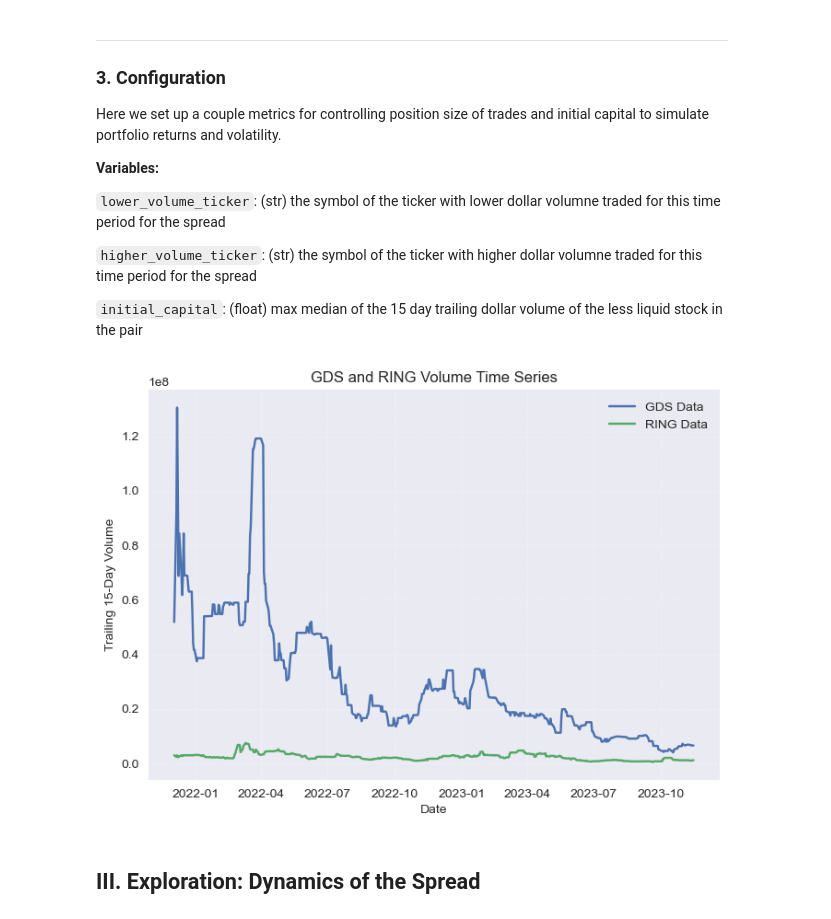
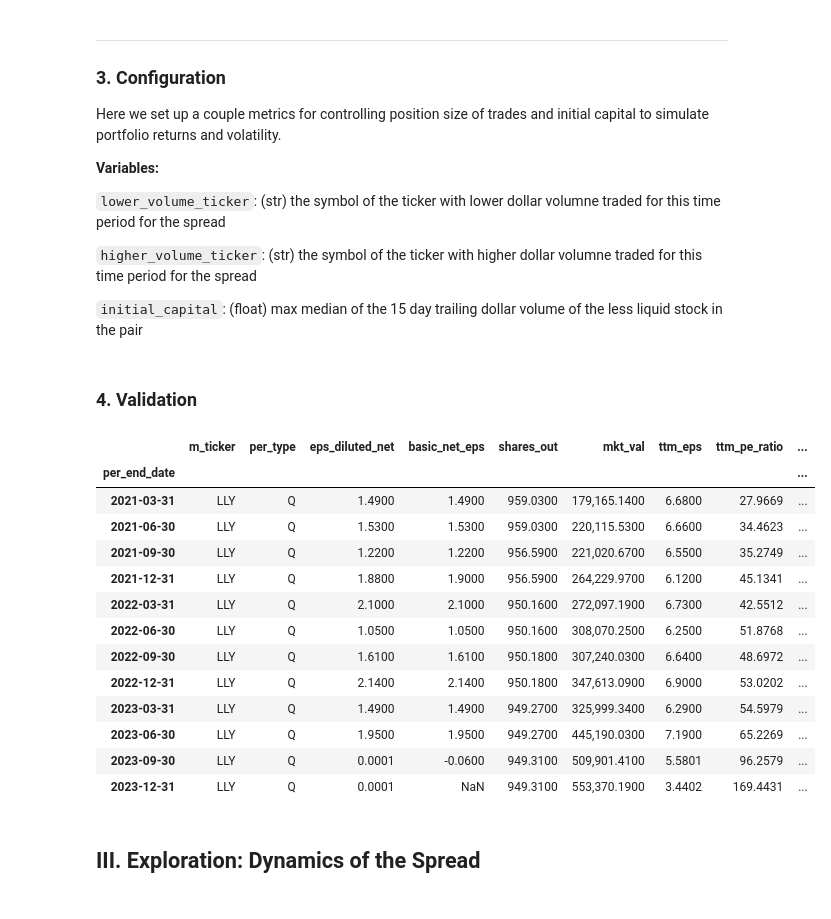
Before and after one commit to MrHumble-Bee/quantitative_trading_strategies, a Jupyter notebook: hw3_financialratioquantiles/hw3_financialratioquantiles.ipynb, the cells around one changed output. Saved outputs shown, nothing was run; the diff lists cells and outputs as text; code cells hidden in the pictures.

```diff
--- a/hw3_financialratioquantiles/hw3_financialratioquantiles.ipynb
+++ b/hw3_financialratioquantiles/hw3_financialratioquantiles.ipynb
@@ -695,12 +563,0 @@ mod_eps_df.sort_values(['m_ticker', 'per_end_date']).groupby(by=['m_ticker'])
-# %%
-pe_df = eps_df.merge(
-    mkt_val.merge(
-        shares_out,
-        how='outer',
-        left_on=['m_ticker', 'per_end_date'],
-        right_on=['m_ticker', 'per_end_date']
-    ),
-    how='left',
-    left_on=['m_ticker', 'per_end_date'],
-    right_on=['m_ticker', 'per_end_date']
-)
@@ -823,14 +688,23 @@ else:
-# %%
-plt.plot(ticker1_df.index, ticker1_df['trailing_15_day_dollar_volume'], label=f'{SpreadTicker.ticker1} Data')
-plt.plot(ticker2_df.index, ticker2_df['trailing_15_day_dollar_volume'], label=f'{SpreadTicker.ticker2} Data')
-
-plt.xlabel('Date')
-plt.ylabel('Trailing 15-Day Volume')
-plt.title(f"{SpreadTicker.ticker1} and {SpreadTicker.ticker2} Volume Time Series")
-plt.legend()
-plt.show()
-# %% [output]
-[figure, removed]
+# %% [markdown]
+### 4. Validation
+# %%
+lly = pe_ratio_df[pe_ratio_df['m_ticker'] == 'LLY']
+lly[lly.index >= '2021-01-01']
+# %% [output]
+|  | m_ticker | per_type | eps_diluted_net | basic_net_eps | shares_out | mkt_val | ttm_eps | ttm_pe_ratio | ... |
+| per_end_date |  |  |  |  |  |  |  |  | ... |
+| 2021-03-31 | LLY | Q | 1.4900 | 1.4900 | 959.0300 | 179,165.1400 | 6.6800 | 27.9669 | ... |
+| 2021-06-30 | LLY | Q | 1.5300 | 1.5300 | 959.0300 | 220,115.5300 | 6.6600 | 34.4623 | ... |
+| 2021-09-30 | LLY | Q | 1.2200 | 1.2200 | 956.5900 | 221,020.6700 | 6.5500 | 35.2749 | ... |
+| 2021-12-31 | LLY | Q | 1.8800 | 1.9000 | 956.5900 | 264,229.9700 | 6.1200 | 45.1341 | ... |
+| 2022-03-31 | LLY | Q | 2.1000 | 2.1000 | 950.1600 | 272,097.1900 | 6.7300 | 42.5512 | ... |
+| 2022-06-30 | LLY | Q | 1.0500 | 1.0500 | 950.1600 | 308,070.2500 | 6.2500 | 51.8768 | ... |
+| 2022-09-30 | LLY | Q | 1.6100 | 1.6100 | 950.1800 | 307,240.0300 | 6.6400 | 48.6972 | ... |
+| 2022-12-31 | LLY | Q | 2.1400 | 2.1400 | 950.1800 | 347,613.0900 | 6.9000 | 53.0202 | ... |
+| 2023-03-31 | LLY | Q | 1.4900 | 1.4900 | 949.2700 | 325,999.3400 | 6.2900 | 54.5979 | ... |
+| 2023-06-30 | LLY | Q | 1.9500 | 1.9500 | 949.2700 | 445,190.0300 | 7.1900 | 65.2269 | ... |
+| 2023-09-30 | LLY | Q | 0.0001 | -0.0600 | 949.3100 | 509,901.4100 | 5.5801 | 96.2579 | ... |
+| 2023-12-31 | LLY | Q | 0.0001 | NaN | 949.3100 | 553,370.1900 | 3.4402 | 169.4431 | ... |
 # %% [markdown]
 ## III. Exploration: Dynamics of the Spread
 # %% [markdown]
```
Also changed, not shown: parts of 28 cells of this notebook, 3 other files.
